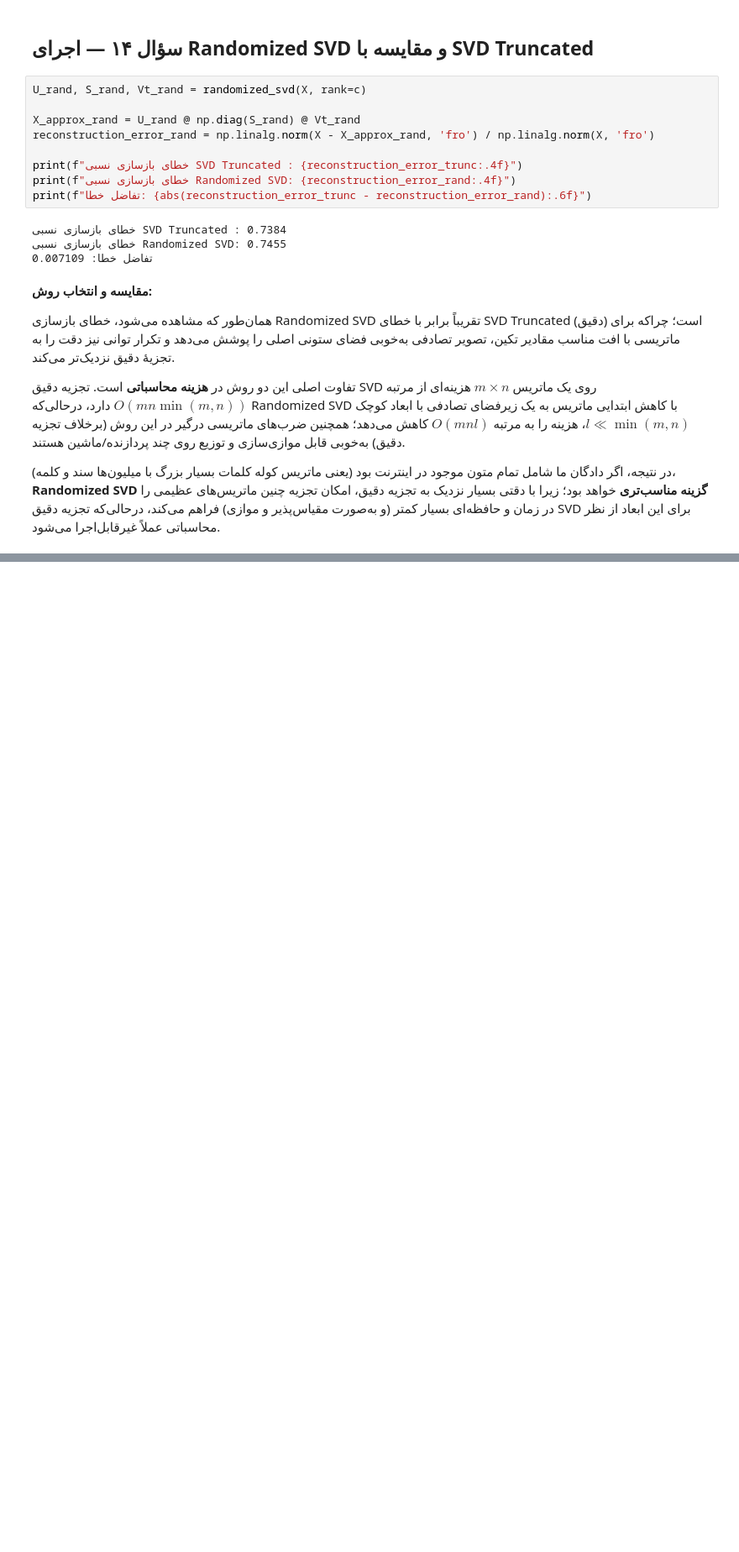
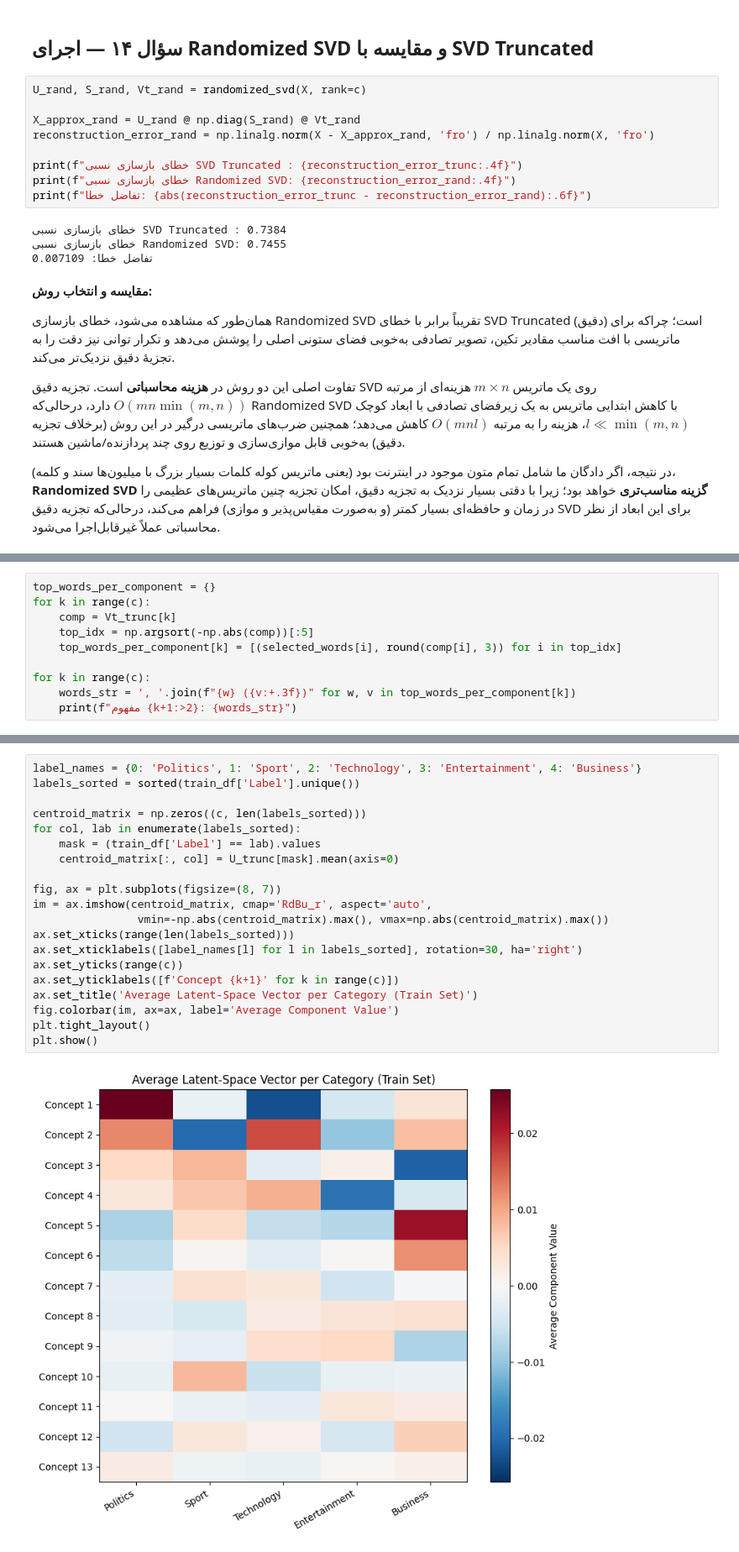
Before and after one commit to MMDHOP/Projects, a Jupyter notebook: LSA_News_Classification/Code.ipynb, the cells around one changed output, grey strips where cells are left out. Shown at 84% size. Cells and saved outputs as stored; diff of their text form; blank space fills up the shorter version.

```diff
--- a/LSA_News_Classification/Code.ipynb
+++ b/LSA_News_Classification/Code.ipynb
@@ -419,0 +423,10 @@ print(f"تفاضل خطا: {abs(reconstruction_error_trunc - reconstruction_erro
+# %%
+top_words_per_component = {}
+for k in range(c):
+    comp = Vt_trunc[k]
+    top_idx = np.argsort(-np.abs(comp))[:5]
+    top_words_per_component[k] = [(selected_words[i], round(comp[i], 3)) for i in top_idx]
+
+for k in range(c):
+    words_str = ', '.join(f"{w} ({v:+.3f})" for w, v in top_words_per_component[k])
+    print(f"مفهوم {k+1:>2}: {words_str}")
@@ -419,0 +620,22 @@ print(f"تفاضل خطا: {abs(reconstruction_error_trunc - reconstruction_erro
+# %%
+label_names = {0: 'Politics', 1: 'Sport', 2: 'Technology', 3: 'Entertainment', 4: 'Business'}
+labels_sorted = sorted(train_df['Label'].unique())
+
+centroid_matrix = np.zeros((c, len(labels_sorted)))
+for col, lab in enumerate(labels_sorted):
+    mask = (train_df['Label'] == lab).values
+    centroid_matrix[:, col] = U_trunc[mask].mean(axis=0)
+
+fig, ax = plt.subplots(figsize=(8, 7))
+im = ax.imshow(centroid_matrix, cmap='RdBu_r', aspect='auto',
+                vmin=-np.abs(centroid_matrix).max(), vmax=np.abs(centroid_matrix).max())
+ax.set_xticks(range(len(labels_sorted)))
+ax.set_xticklabels([label_names[l] for l in labels_sorted], rotation=30, ha='right')
+ax.set_yticks(range(c))
+ax.set_yticklabels([f'Concept {k+1}' for k in range(c)])
+ax.set_title('Average Latent-Space Vector per Category (Train Set)')
+fig.colorbar(im, ax=ax, label='Average Component Value')
+plt.tight_layout()
+plt.show()
+# %% [output]
+[figure, added]
```
Also changed, not shown: parts of 18 cells of this notebook.
